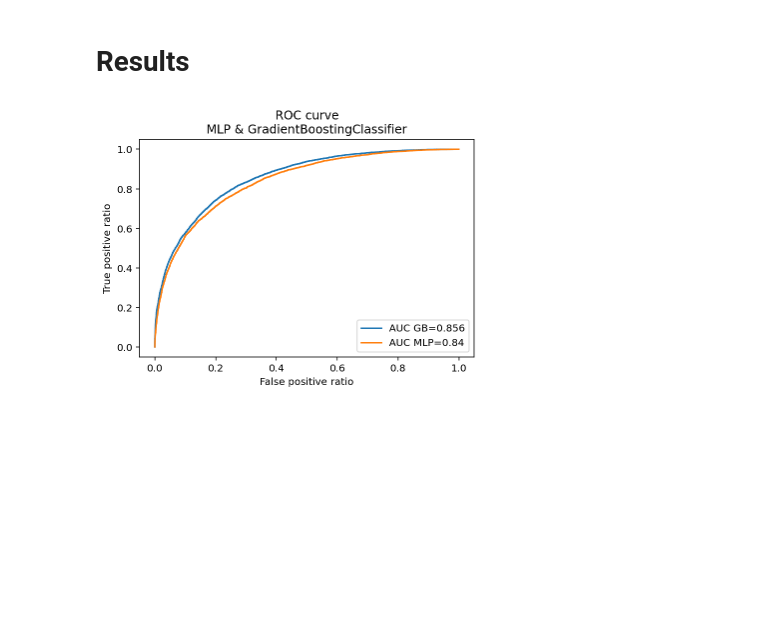
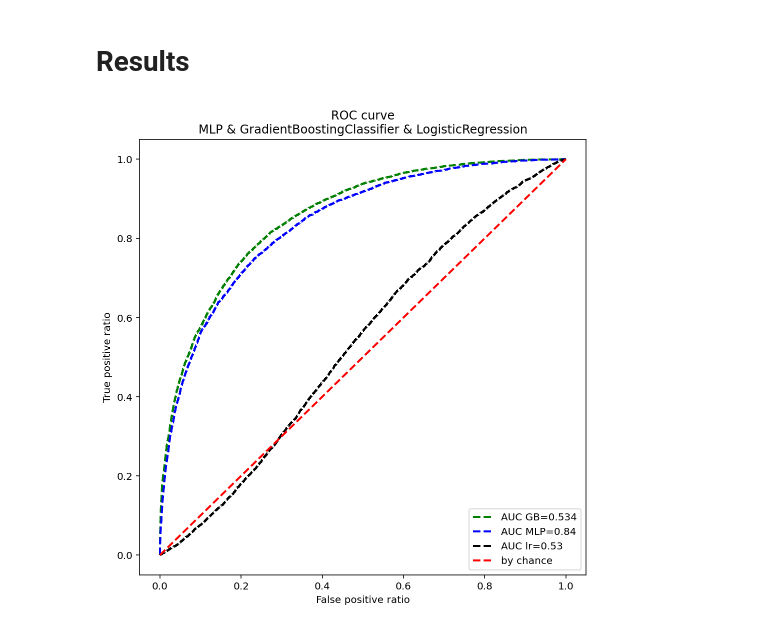
Before and after one commit to Atashnezhad/A_Data_Science_Project, a Jupyter notebook: Codes/P02_2_Modeling.ipynb, the cells around one changed output. Drawn from its saved outputs; the diff is of its cells as text; code cells hidden in the pictures; blank space fills up the shorter version.

```diff
--- a/Codes/P02_2_Modeling.ipynb
+++ b/Codes/P02_2_Modeling.ipynb
@@ -752,0 +733,8 @@ Accuracy, Precision, Recall
+# %%
+weights = {0:0.85, 1:0.14}
+logreg = LogisticRegression(solver='sag', class_weight=weights)
+
+Final_pipe = Pipeline(steps=[('preprocessor', preprocessor),
+                             ('classiffier', logreg)])
+
+Final_pipe.fit(X_all_features,y)
@@ -752,0 +759,15 @@ Accuracy, Precision, Recall
+# %%
+y_pred = Final_pipe.predict(X_all_features)
+y_prob = Final_pipe.predict_proba(X_all_features)
+# %%
+plt.figure(figsize=(7,7))
+# https://stackoverflow.com/questions/25009284/how-to-plot-roc-curve-in-python
+fpr_lr, tpr_lr, _ = metrics.roc_curve(y,  y_prob[:,1])
+auc_lr = metrics.roc_auc_score(y, y_prob[:,1])
+plt.plot(fpr_lr,tpr_lr, label="AUC="+str(round(auc_lr,2)))
+plt.legend(loc=4)
+plt.xlabel('False positive ratio')
+plt.ylabel('True positive ratio')
+plt.title('ROC curve - LogisticRegression')
+plt.savefig("../Figures/plot_02_2_roc_lr.png")
+plt.show()
@@ -753,13 +798,24 @@ Accuracy, Precision, Recall
 # %% [markdown]
 # Results
 # %%
-plt.plot(fpr_gb,tpr_gb, label="AUC GB="+str(round(auc_gb,3)))
-plt.plot(fpr_mlp,tpr_mlp, label="AUC MLP="+str(round(auc_mlp,3)))
+plt.figure(figsize=(8,8))
+plt.plot(fpr_gb,tpr_gb, 'g--', linewidth=2, markersize=2,
+         label="AUC GB="+str(round(auc_gb,3)))
+plt.plot(fpr_mlp,tpr_mlp, 'b--', linewidth=2, markersize=2,
+         label="AUC MLP="+str(round(auc_mlp,3)))
+plt.plot(fpr_lr,tpr_lr, 'k--', linewidth=2, markersize=2,
+         label="AUC lr="+str(round(auc_lr,2)))
+
+
+plt.plot([0,1],[0,1], 'r--', linewidth=2, markersize=2,
+         label='by chance')
+
 plt.legend(loc=4)
 plt.xlabel('False positive ratio')
 plt.ylabel('True positive ratio')
-plt.title('ROC curve\nMLP & GradientBoostingClassifier')
-plt.savefig("../Figures/plot_02_2_roc_MLP_GB.png")
+plt.title('ROC curve\nMLP & GradientBoostingClassifier & LogisticRegression')
+
+plt.savefig("../Figures/plot_02_2_roc_MLP_GB_lr.png")
 plt.show()
 # %% [output]
-[figure, old version]
+[figure, new version]
```
Also changed, not shown: parts of 20 cells of this notebook, 4 other files.
